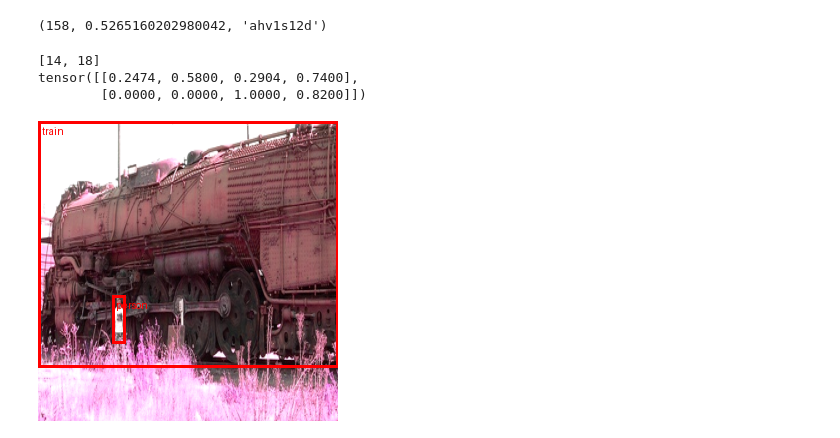
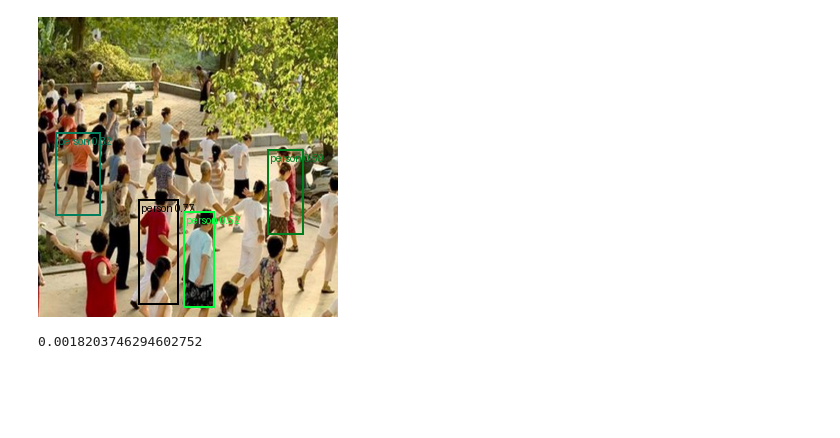
Before and after one commit to aayrapet/FastCrowdVision, a Jupyter notebook: main.ipynb, the cells around one changed output. Saved outputs shown, nothing was run; the diff lists cells and outputs as text; code cells hidden in the pictures; blank space fills up the shorter version.

```diff
--- a/main.ipynb
+++ b/main.ipynb
@@ -172,4 +239,12 @@ out.show()
 # %%
-ep,maxmap,wandbid
+
+for el in images_link:
+    IMAGE_PATH = el  # change to a real image
+    SCORE_THR = 0.25
+
+
+    out = draw_boxes_with_labels(modelP,configP, IMAGE_PATH, score_thr=SCORE_THR)
+    out.show()
+    break
 # %% [output]
-(158, 0.5265160202980042, 'ahv1s12d')
+[figure, added]
@@ -231,33 +250,0 @@ train_dataloader, val_dataloader, test_dataloader = GeneralLoader(trainloader,va
-# %%
-from torchvision.transforms.functional import pil_to_tensor
-from torchvision.utils import draw_bounding_boxes
-from torchvision.transforms.functional import to_pil_image
-import torch
-from utils import normalised_gt_coords
-for image, labels_list, gt_box_list in train_dataloader:
-
-    print([el-1 for el in labels_list[0].tolist()])
-    print(gt_box_list[0])
-
-    # unnormalize for visualization
-    mean = torch.tensor([0.485,0.456,0.406]).view(3,1,1)
-    std = torch.tensor([0.229,0.224,0.225]).view(3,1,1)
-
-    img_vis = image[0] * std + mean
-    img_vis = (img_vis * 255).clamp(0,255).to(torch.uint8)
-
-    drawn = draw_bounding_boxes(
-        img_vis,
-        boxes=gt_box_list[0]*300,
-        colors="red",
-        labels=[config[el-1] for el in labels_list[0].tolist()],
-        width=3
-    )
-
-    to_pil_image(drawn).show()
-    break
-# %% [output]
-[14, 18]
-tensor([[0.2474, 0.5800, 0.2904, 0.7400],
-        [0.0000, 0.0000, 1.0000, 0.8200]])
-[figure, removed]
@@ -263,0 +286,4 @@ tensor([[0.2474, 0.5800, 0.2904, 0.7400],
+# %%
+map_score
+# %% [output]
+0.0018203746294602752
```
Also changed, not shown: parts of 14 cells of this notebook, 11 other files.
